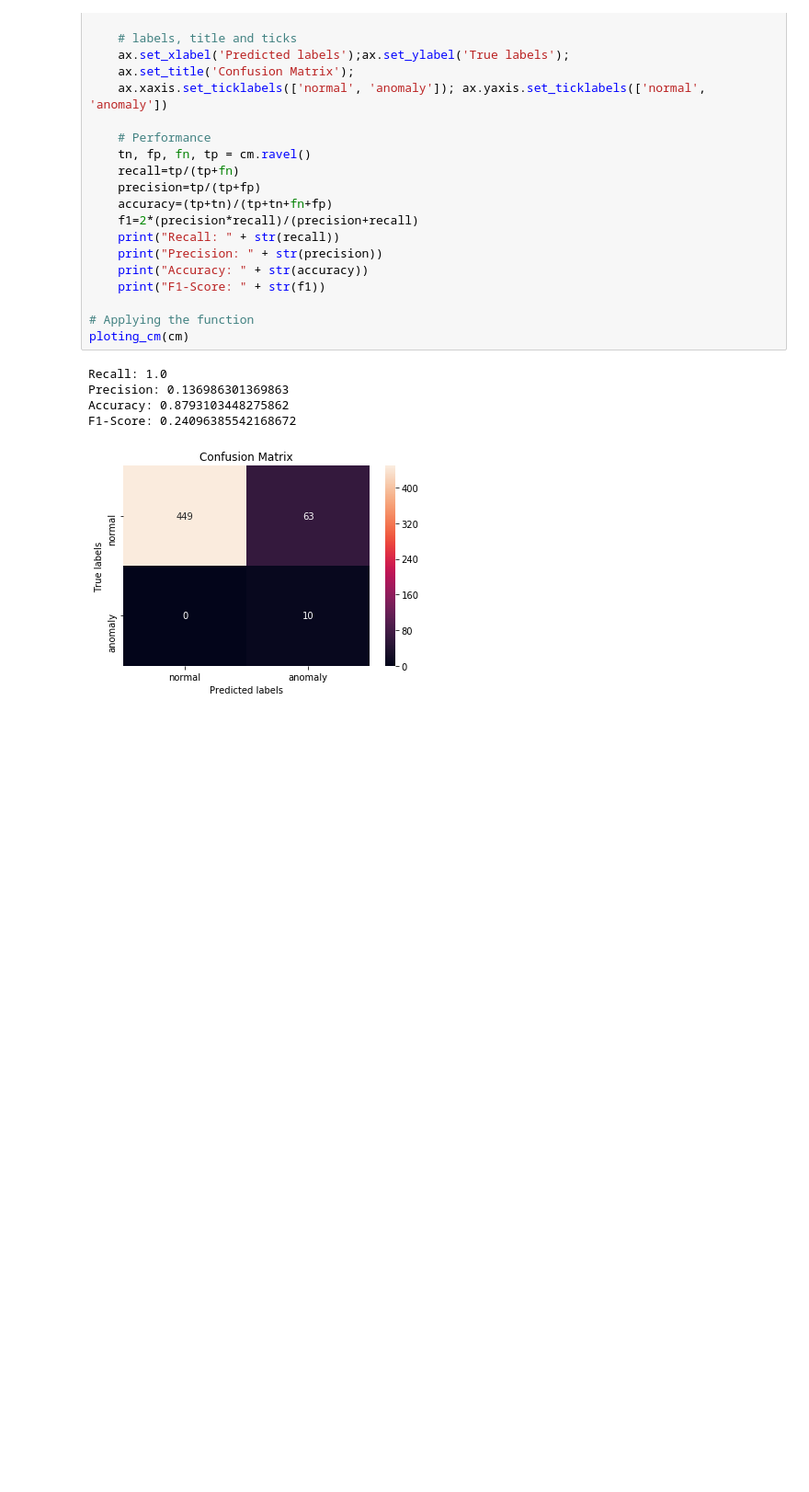
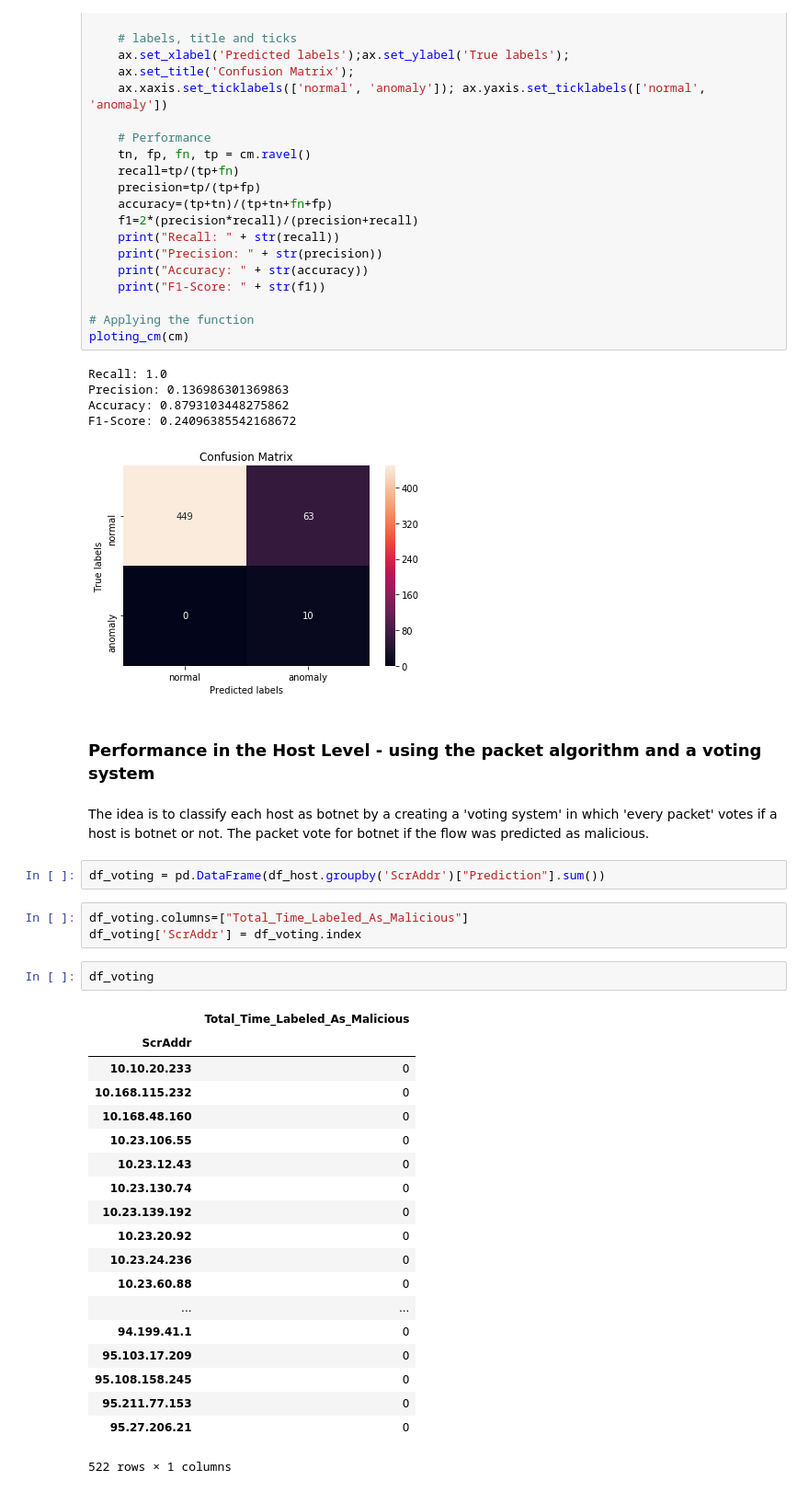
Before and after one commit to chengh42/Cyber-Data-Analytics, a Jupyter notebook: data stream/Task5_Flow Classification Task.ipynb, the cells around one changed output. Shown at 92% size. Saved outputs shown, nothing was run; the diff lists cells and outputs as text; blank space fills up the shorter version.

```diff
--- a/data stream/Task5_Flow Classification Task.ipynb
+++ b/data stream/Task5_Flow Classification Task.ipynb
@@ -371,3 +382,34 @@ Precision: 0.136986301369863
 Accuracy: 0.8793103448275862
 F1-Score: 0.24096385542168672
 [figure]
+# %% [markdown]
+### Performance in the Host Level - using the packet algorithm and a voting system
+# %% [markdown]
+The idea is to classify each host as botnet by a creating a 'voting system' in which 'every packet' votes if a host is botnet or not. The packet vote for botnet if the flow was predicted as malicious.
+# %%
+df_voting = pd.DataFrame(df_host.groupby('ScrAddr')["Prediction"].sum())
+# %%
+df_voting.columns=["Total_Time_Labeled_As_Malicious"]
+df_voting['ScrAddr'] = df_voting.index
+# %%
+df_voting
+# %% [output]
+|  | Total_Time_Labeled_As_Malicious |
+| ScrAddr |  |
+| 10.10.20.233 | 0 |
+| 10.168.115.232 | 0 |
+| 10.168.48.160 | 0 |
+| 10.23.106.55 | 0 |
+| 10.23.12.43 | 0 |
+| 10.23.130.74 | 0 |
+| 10.23.139.192 | 0 |
+| 10.23.20.92 | 0 |
+| 10.23.24.236 | 0 |
+| 10.23.60.88 | 0 |
+| ... | ... |
+| 94.199.41.1 | 0 |
+| 95.103.17.209 | 0 |
+| 95.108.158.245 | 0 |
+| 95.211.77.153 | 0 |
+| 95.27.206.21 | 0 |
+522 rows × 1 columns
```
Also changed, not shown: parts of 4 cells of this notebook, 1 other file.
